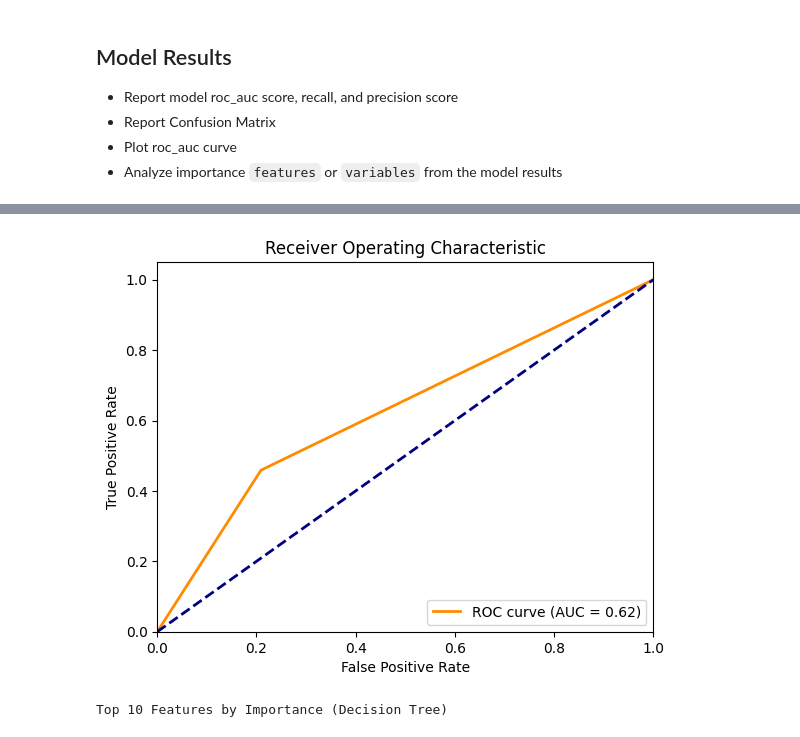
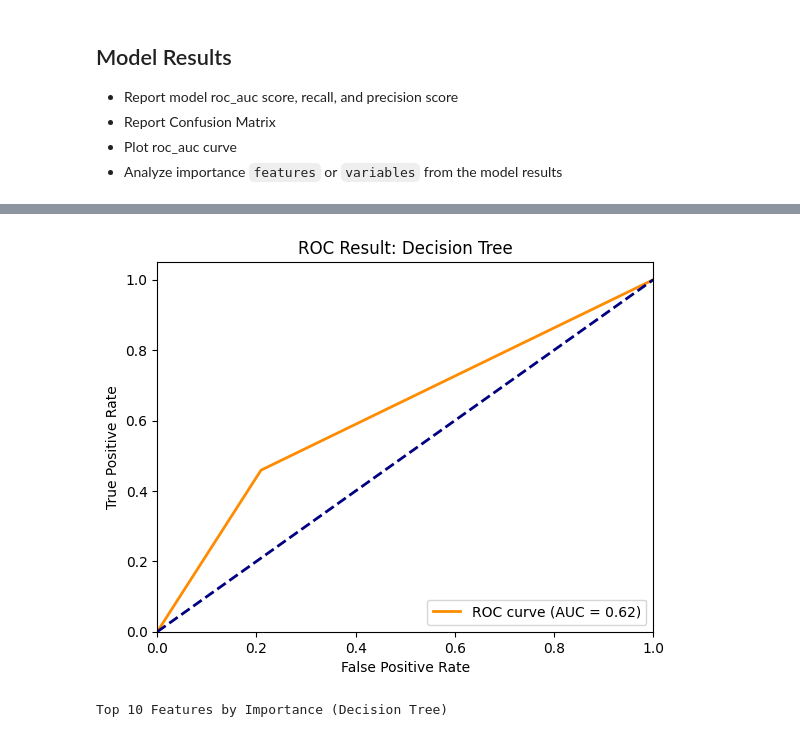
Before and after one commit to eugenekiepeeh/hotel_business_analytics, a Jupyter notebook: Modeling_Cancellation/hotel_booking_cancellation_models-2.ipynb, the cells around one changed output, grey strips where cells are left out. Saved outputs shown, nothing was run; the diff lists cells and outputs as text; code cells hidden in the pictures.

```diff
--- a/Modeling_Cancellation/hotel_booking_cancellation_models-2.ipynb
+++ b/Modeling_Cancellation/hotel_booking_cancellation_models-2.ipynb
@@ -112,19 +113,19 @@ print(classification_report(y_test, y_pred_dt, target_names=target_names))
 # %%
 fpr, tpr, _ = roc_curve(y_test, y_pred_dt)
 roc_auc = auc(fpr, tpr)
 
 plt.figure()
 plt.plot(fpr, tpr, color='darkorange', lw=2, label=f'ROC curve (AUC = {roc_auc:.2f})')
 plt.plot([0, 1], [0, 1], color='navy', lw=2, linestyle='--')
 plt.xlim([0.0, 1.0])
 plt.ylim([0.0, 1.05])
 plt.xlabel('False Positive Rate')
 plt.ylabel('True Positive Rate')
-plt.title('Receiver Operating Characteristic')
+plt.title('ROC Result: Decision Tree')
 plt.legend(loc="lower right")
 plt.show()
 # %% [output]
-[figure, old version]
+[figure, new version]
 # %%
 # decision tree feature importance
 feature_importance_dt = pd.DataFrame({
```
Also changed, not shown: parts of 20 cells of this notebook.
